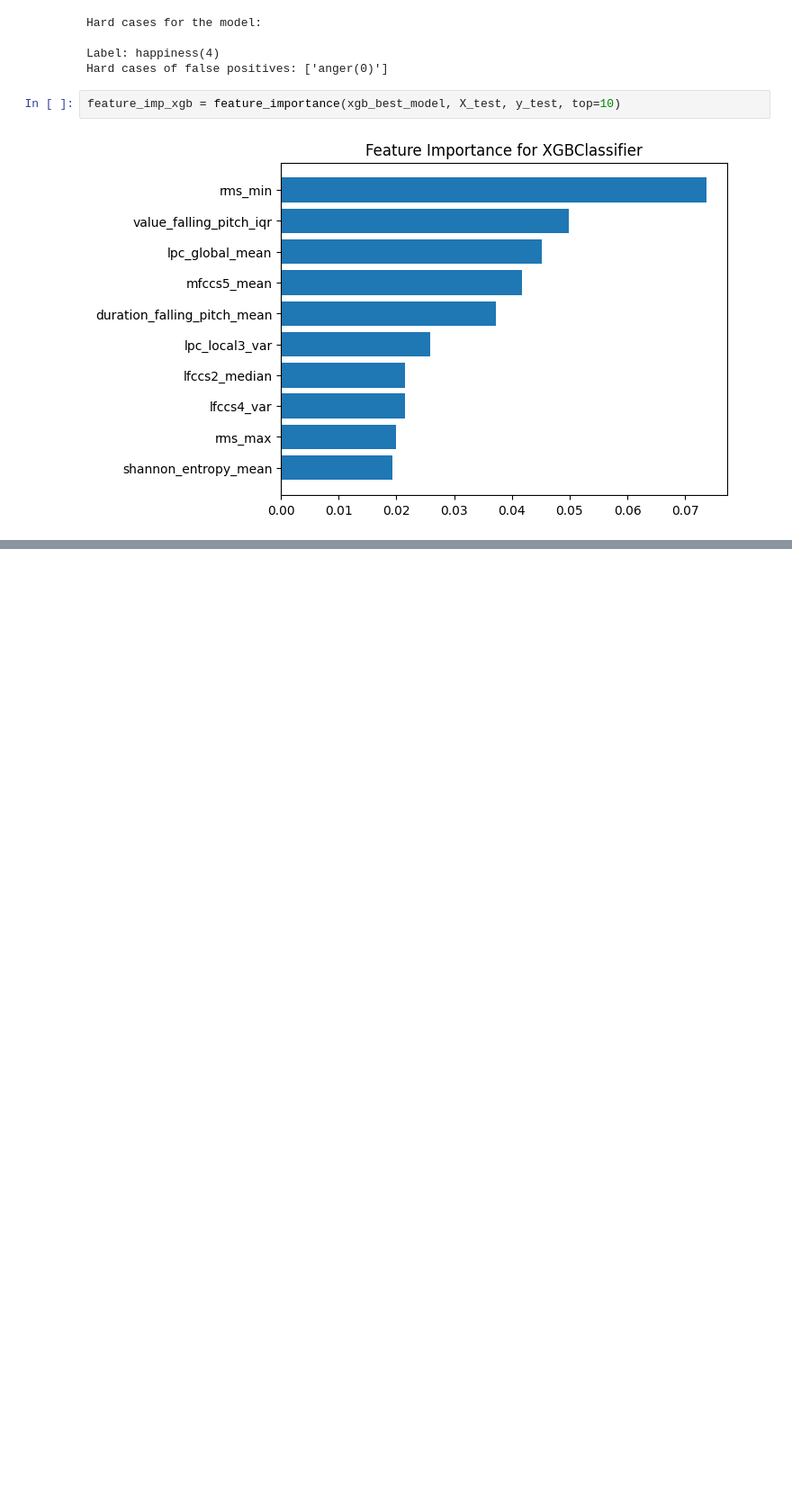
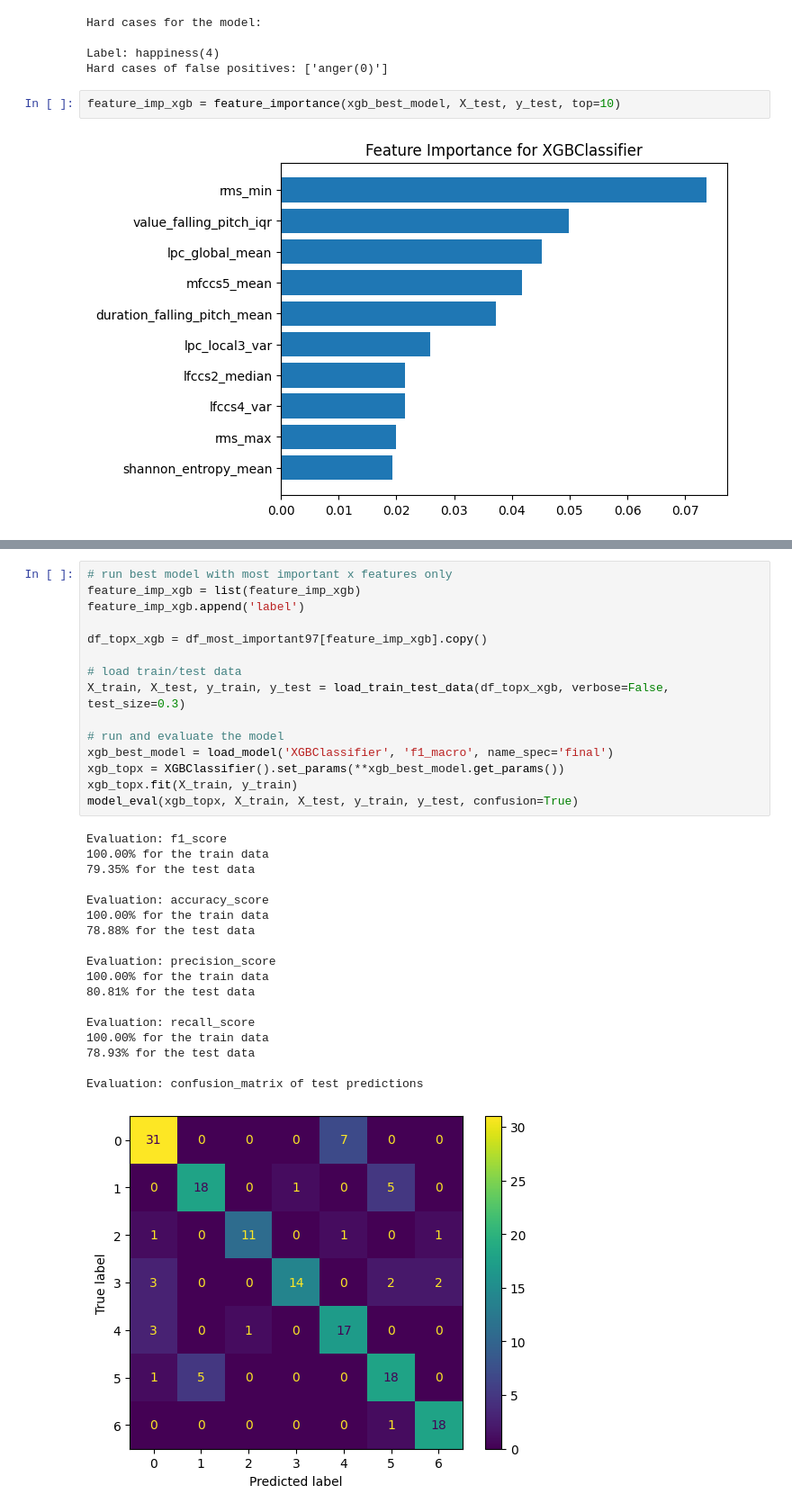
Before and after one commit to kimlindner/automatic_speech_emotion_recognition, a Jupyter notebook: notebooks/HyperparameterOptimization_XGB.ipynb, the cells around one changed output, grey strips where cells are left out. Shown: that part at 90% size. Drawn from its saved outputs; the diff is of its cells as text; blank space fills up the shorter version.

```diff
--- a/notebooks/HyperparameterOptimization_XGB.ipynb
+++ b/notebooks/HyperparameterOptimization_XGB.ipynb
@@ -90,0 +98,34 @@ feature_imp_xgb = feature_importance(xgb_best_model, X_test, y_test, top=10)
+# %%
+# run best model with most important x features only
+feature_imp_xgb = list(feature_imp_xgb)
+feature_imp_xgb.append('label')
+
+df_topx_xgb = df_most_important97[feature_imp_xgb].copy()
+
+# load train/test data
+X_train, X_test, y_train, y_test = load_train_test_data(df_topx_xgb, verbose=False, test_size=0.3)
+
+# run and evaluate the model
+xgb_best_model = load_model('XGBClassifier', 'f1_macro', name_spec='final')
+xgb_topx = XGBClassifier().set_params(**xgb_best_model.get_params())
+xgb_topx.fit(X_train, y_train)
+model_eval(xgb_topx, X_train, X_test, y_train, y_test, confusion=True)
+# %% [output]
+Evaluation: f1_score
+100.00% for the train data
+79.35% for the test data
+
+Evaluation: accuracy_score
+100.00% for the train data
+78.88% for the test data
+
+Evaluation: precision_score
+100.00% for the train data
+80.81% for the test data
+
+Evaluation: recall_score
+100.00% for the train data
+78.93% for the test data
+
+Evaluation: confusion_matrix of test predictions
+[figure, added]
```
Also changed, not shown: parts of 4 cells of this notebook.
